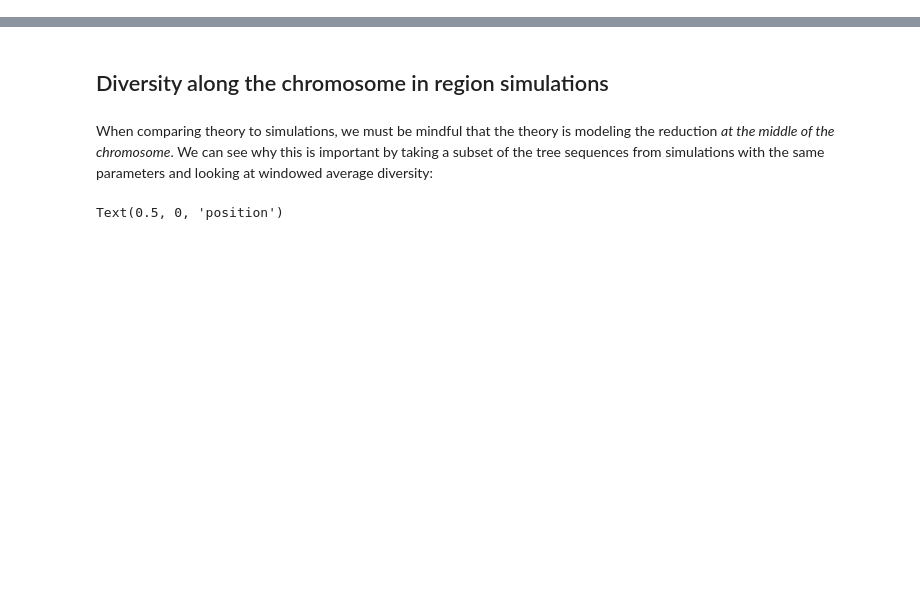
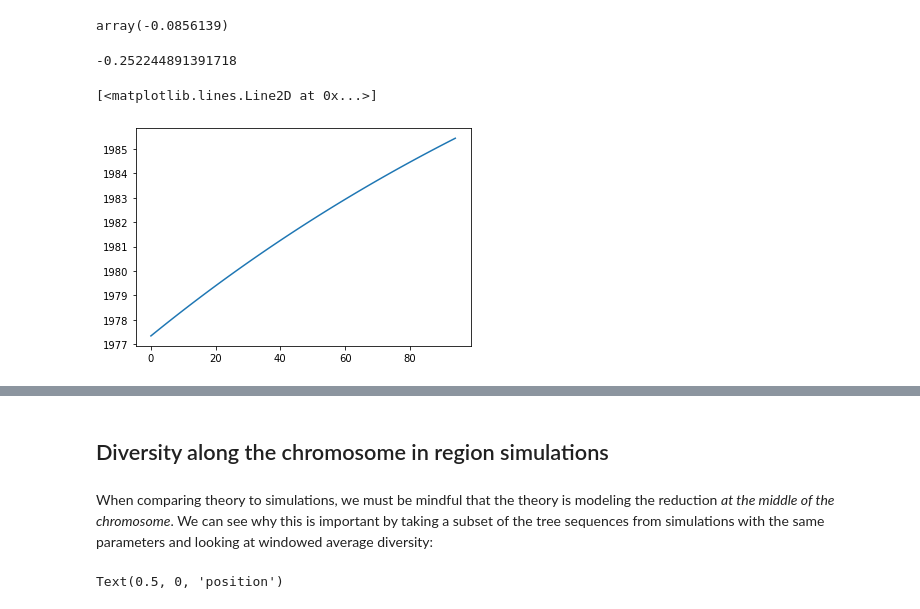
Before and after one commit to vsbuffalo/bprime, a Jupyter notebook: notebooks/region_simulations.ipynb, the cells around one changed output, grey strips where cells are left out. Cells and saved outputs as stored; diff of their text form; code cells hidden in the pictures; blank space fills up the shorter version.

```diff
--- a/notebooks/region_simulations.ipynb
+++ b/notebooks/region_simulations.ipynb
@@ -4,0 +13,10 @@
+# %%
+#B_BK2022(V, Vm, rf, N)
+bgs_segment_from_parts_sc16(V, Vm, rf, N)
+# %% [output]
+array(-0.0856139)
+# %%
+import numpy as np
+np.log(B_BK2022(V, Vm, rf, N))
+# %% [output]
+-0.252244891391718
@@ -4,0 +972,5 @@
+# %%
+plt.plot(np.array([[float(f) for f in x.split(",")] for x in a.split("\n")])[:, 0][::10])
+# %% [output]
+[<matplotlib.lines.Line2D at 0x...>]
+[figure, added]
```
Also changed, not shown: parts of 11 cells of this notebook, 3 other files.
